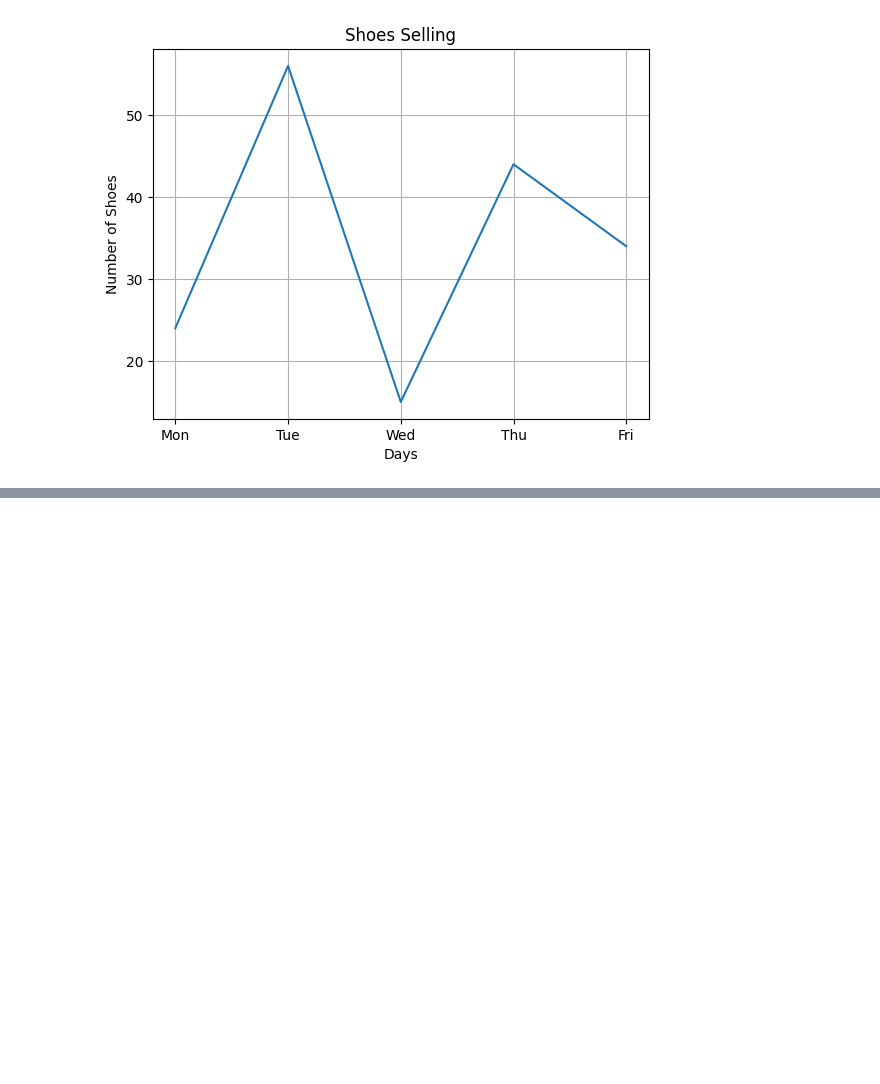
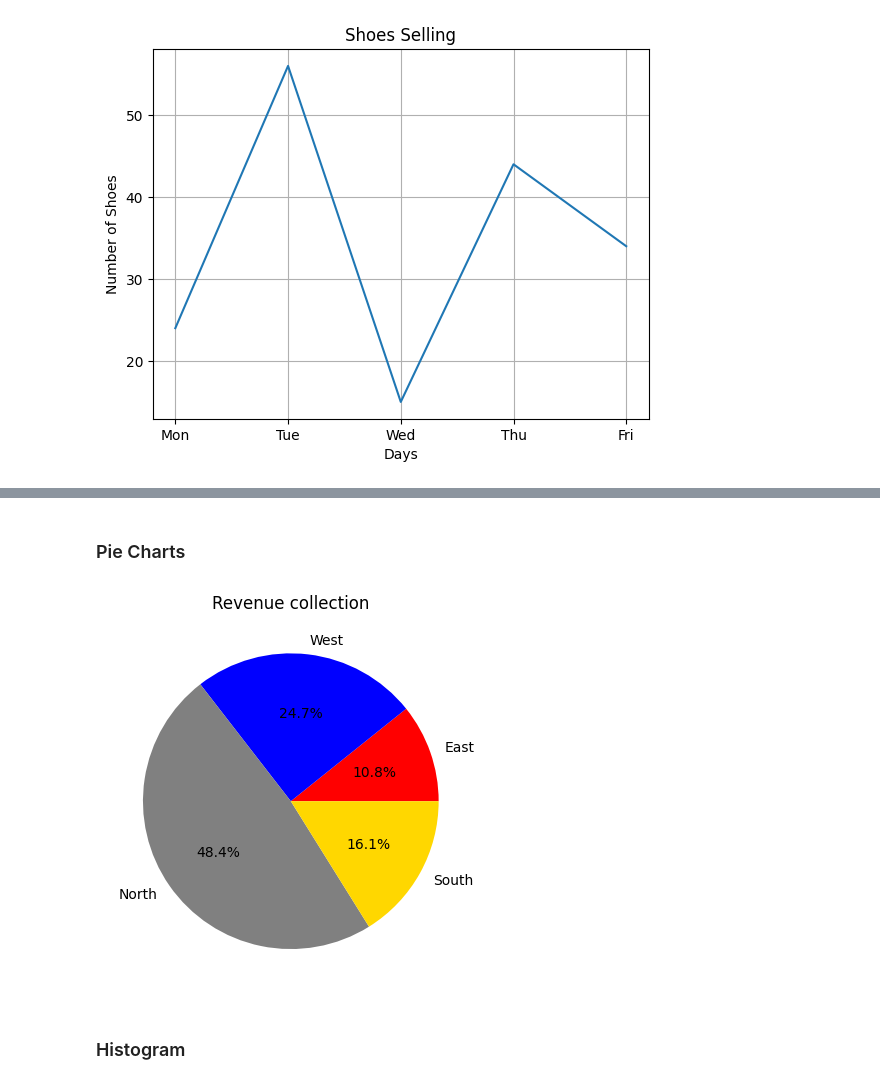
Before and after one commit to harshJyoriya1009/PY_CHARTS, a Jupyter notebook: phase1.ipynb, the cells around one changed output, grey strips where cells are left out. Drawn from its saved outputs; the diff is of its cells as text; code cells hidden in the pictures; blank space fills up the shorter version.

```diff
--- a/phase1.ipynb
+++ b/phase1.ipynb
@@ -22,0 +57,2 @@ plt.show()
+# %% [markdown]
+### Pie Charts
@@ -22,0 +63,11 @@ plt.show()
+# %%
+regions=['East', 'West', 'North', "South"]
+revenue=[1000, 2300, 4500, 1500]
+
+plt.pie(revenue, labels=regions, autopct='%1.1f%%',  colors=['red', 'blue', "gray", 'gold'])
+plt.title("Revenue collection")
+plt.show()
+# %% [output]
+[figure, added]
+# %% [markdown]
+### Histogram
```
Also changed, not shown: parts of 8 cells of this notebook, 9 other files.
